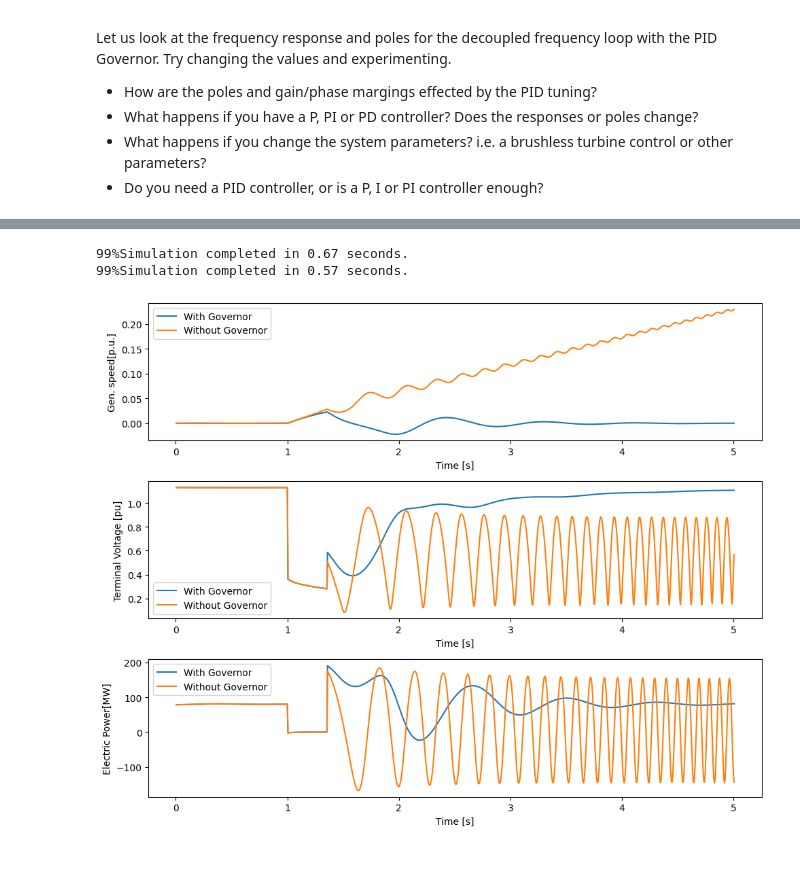
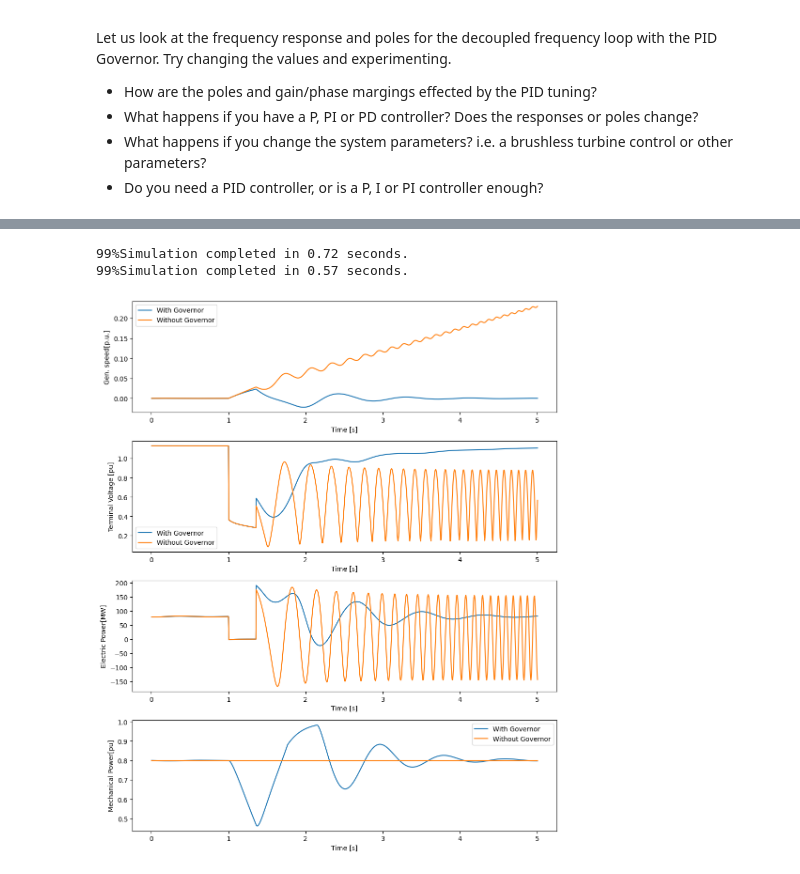
Before and after one commit to VargFo/TET4180_PSDynamicsAndControl_Notebooks, a Jupyter notebook: 8-FrequencyStabilityAndControl.ipynb, the cells around one changed output, grey strips where cells are left out. Cells and saved outputs as stored; diff of their text form; code cells hidden in the pictures.

Commit message:
Fix all figures and add mechanical power plot

```diff
--- a/8-FrequencyStabilityAndControl.ipynb
+++ b/8-FrequencyStabilityAndControl.ipynb
@@ -439,6 +439,7 @@ def simulate(simmodel, t_clear):
         res['gen_speed'].append(ps.gen['GEN'].speed(x, v).copy())
         res['power_angle'].append(ps.gen['GEN'].angle(x, v).copy())
         res['Electric Power'].append(ps.gen['GEN'].P_e(x, v).copy())
+        res['Mechanical Power'].append(ps.gen['GEN'].P_m(x, v).copy())
 
     print('Simulation completed in {:.2f} seconds.'.format(time.time() - t_0))
 
@@ -447,34 +448,40 @@ def simulate(simmodel, t_clear):
 res, v_bus = simulate(model_wGovernor, t_clear)
 res_NO_Governor, v_bus_NO_Governor = simulate(model_NO_Governor, t_clear)
 
-fig, axs = plt.subplots(3, 1, figsize=(10, 8))
+fig, axs = plt.subplots(4, 1, figsize=(10, 12))
 
 # Plot generator speed
 axs[0].plot(res['t'], np.transpose(res['gen_speed'])[0], label='With Governor')
 axs[0].plot(res_NO_Governor['t'], np.transpose(res_NO_Governor['gen_speed'])[0], label='Without Governor')
 axs[0].set_xlabel('Time [s]')
 axs[0].set_ylabel('Gen. speed[p.u.]')
 axs[0].legend()
 
 
 # Plot power angle
 axs[1].plot(res['t'],v_bus, label='With Governor')
 axs[1].plot(res_NO_Governor['t'],v_bus_NO_Governor, label='Without Governor')
 axs[1].set_xlabel('Time [s]')
 axs[1].set_ylabel('Terminal Voltage [pu]')
 axs[1].legend()
 
 # Plot electric power
 axs[2].plot(res['t'], np.transpose(res['Electric Power'])[0], label='With Governor')
 axs[2].plot(res_NO_Governor['t'], np.transpose(res_NO_Governor['Electric Power'])[0], label='Without Governor')
 axs[2].set_xlabel('Time [s]')
 axs[2].set_ylabel('Electric Power[MW]')
 
+# Plot mech power
+axs[3].plot(res['t'], np.transpose(res['Mechanical Power'])[0], label='With Governor')
+axs[3].plot(res_NO_Governor['t'], np.transpose(res_NO_Governor['Mechanical Power'])[0], label='Without Governor')
+axs[3].set_xlabel('Time [s]')
+axs[3].set_ylabel('Mechanical Power[pu]')
+
 # Adjust layout
 plt.legend()
 plt.tight_layout()
 plt.show()
 # %% [output]
-99%Simulation completed in 0.67 seconds.
+99%Simulation completed in 0.72 seconds.
 99%Simulation completed in 0.57 seconds.
-[figure, old version]
+[figure, new version]
```
Also changed, not shown: parts of 1 cell of this notebook, 11 other files.
